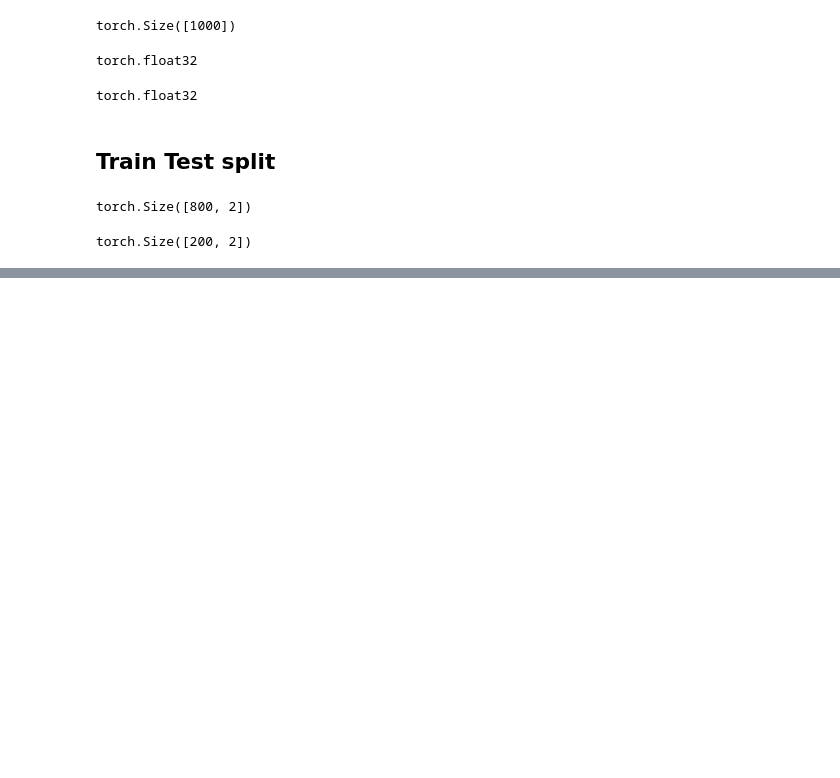
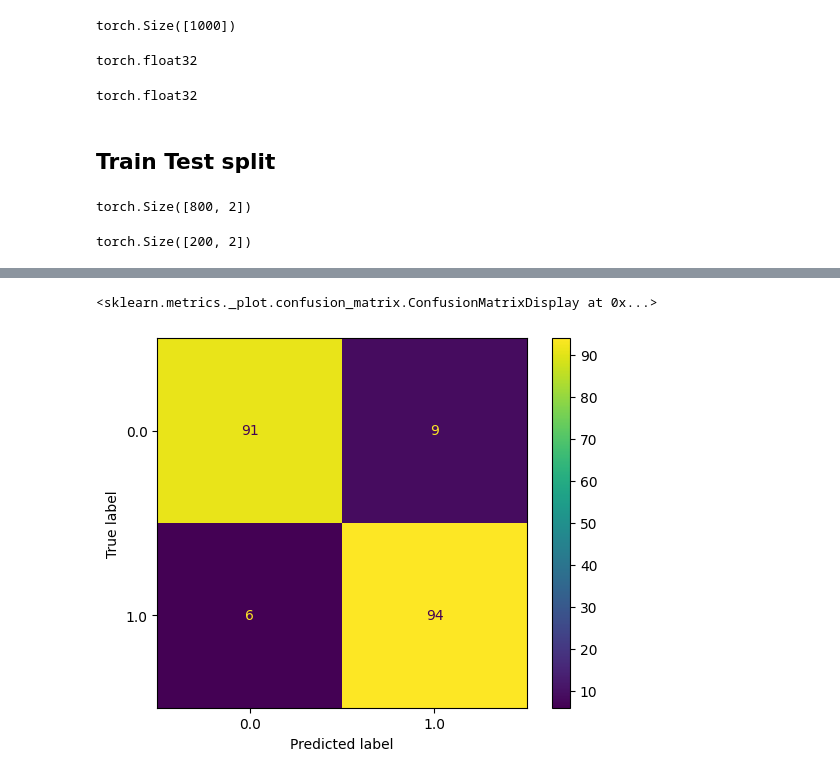
Before and after one commit to utkarshg1/Pytorch, a Jupyter notebook: Pytorch_classification.ipynb, the cells around one changed output, grey strips where cells are left out. Drawn from its saved outputs; the diff is of its cells as text; code cells hidden in the pictures; blank space fills up the shorter version.

```diff
--- a/Pytorch_classification.ipynb
+++ b/Pytorch_classification.ipynb
@@ -94,0 +463,5 @@ torch.Size([200, 2])
+# %%
+model_2.eval()
+with torch.inference_mode():
+  test_logits = model_2(xtest).squeeze()
+  test_pred = torch.round(torch.sigmoid(test_logits))
@@ -94,0 +486,6 @@ torch.Size([200, 2])
+# %%
+from sklearn.metrics import ConfusionMatrixDisplay
+ConfusionMatrixDisplay.from_predictions(ytest.cpu().detach().numpy(), test_pred.cpu().detach().numpy())
+# %% [output]
+<sklearn.metrics._plot.confusion_matrix.ConfusionMatrixDisplay at 0x...>
+[figure, added]
```
Also changed, not shown: parts of 43 cells of this notebook.
